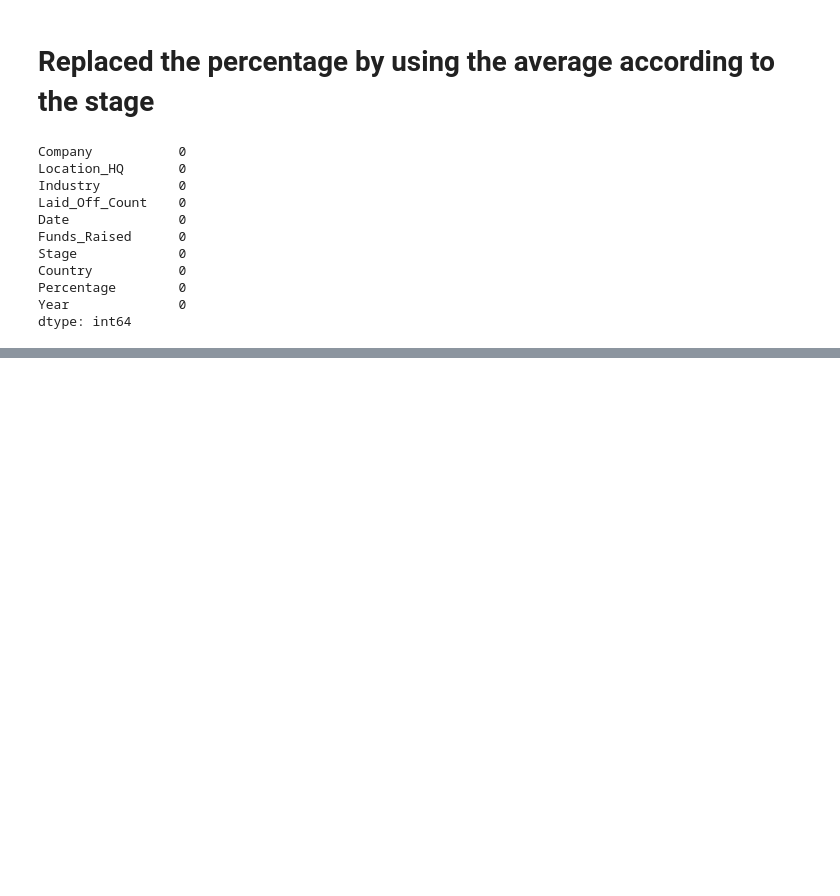
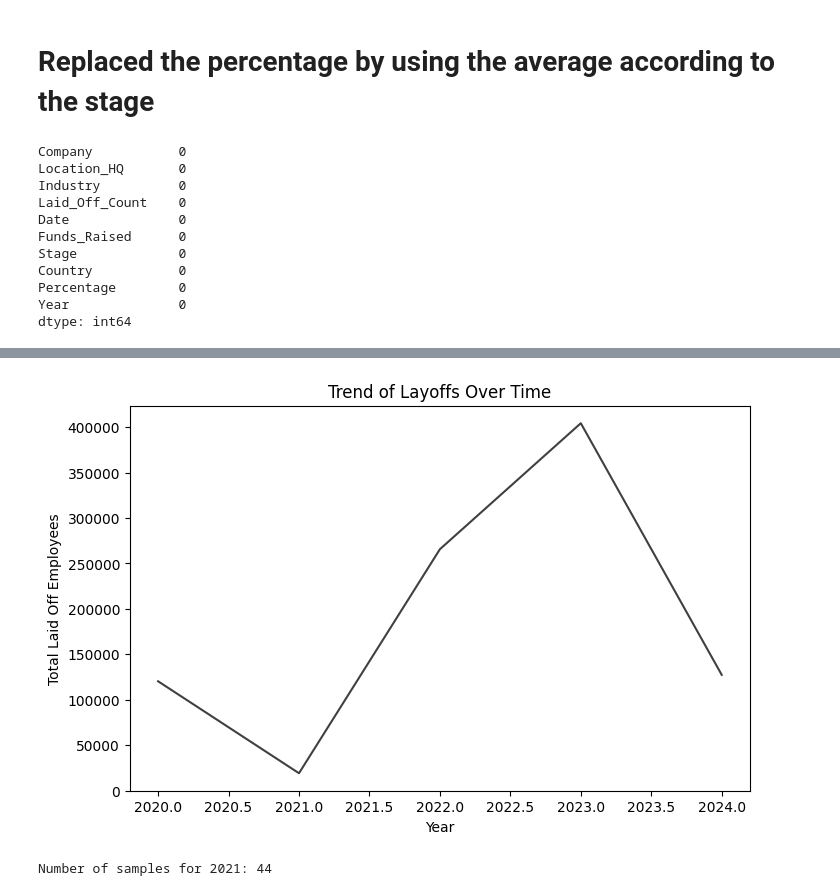
Before and after one commit to brahm-dave/preprocessing-and-eda, a Jupyter notebook: preprocessing_and_eda.ipynb, the cells around one changed output, grey strips where cells are left out. Saved outputs shown, nothing was run; the diff lists cells and outputs as text; code cells hidden in the pictures; blank space fills up the shorter version.

```diff
--- a/preprocessing_and_eda.ipynb
+++ b/preprocessing_and_eda.ipynb
@@ -680,0 +768,15 @@ dtype: int64
+# %%
+df_by_year = df.groupby('Year')['Laid_Off_Count'].sum()
+df_by_year.plot(kind='line', color='k', alpha=0.75, figsize=(8, 5))
+plt.ylabel('Total Laid Off Employees')
+plt.title('Trend of Layoffs Over Time')
+plt.show()
+# %% [output]
+[figure, added]
+# %%
+v# prompt: number of samples for 2021 year
+
+num_samples_2021 = df[df['Year'] == 2021].shape[0]
+print(f"Number of samples for 2021: {num_samples_2021}")
+# %% [output]
+Number of samples for 2021: 44
```
Also changed, not shown: parts of 13 cells of this notebook.
